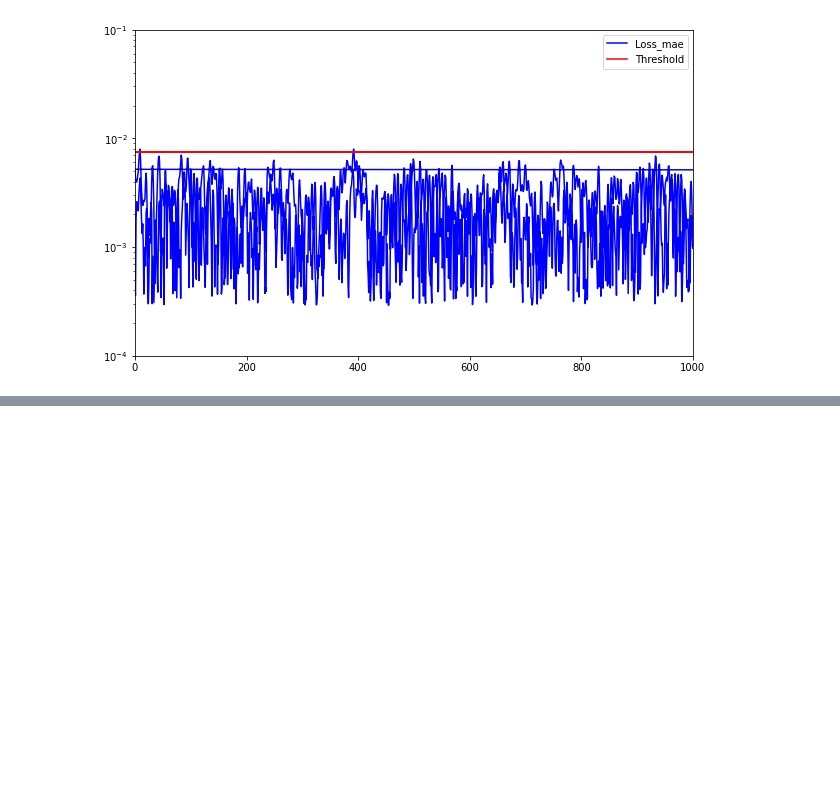
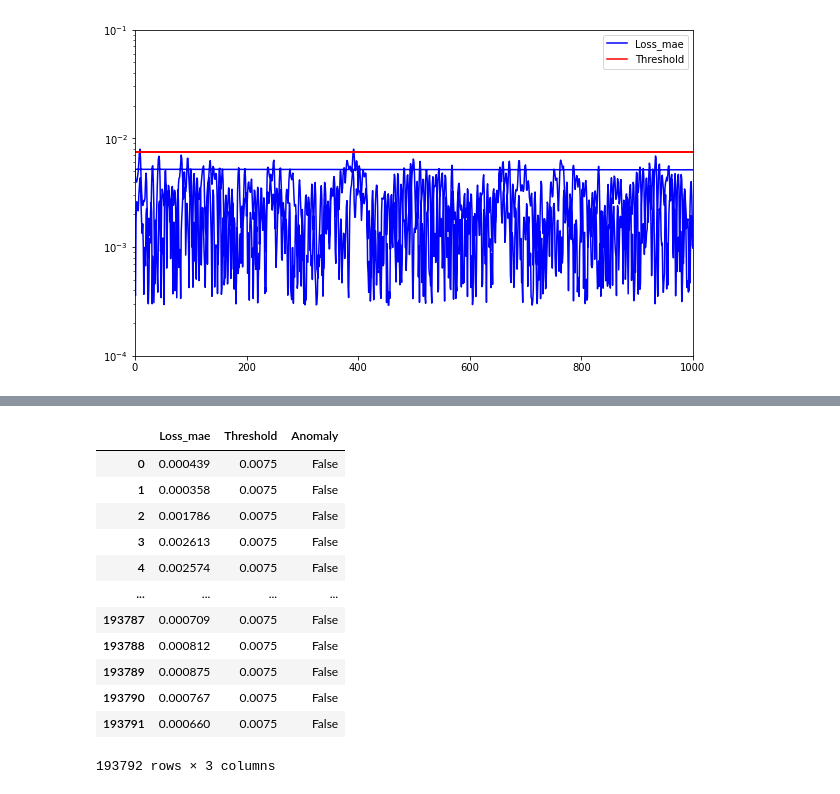
Before and after one commit to lestercardoz11/fault-detection-for-predictive-maintenance-in-industry-4.0, a Jupyter notebook: [2x2]/Autoencoder/Autoencoder (OR - 0.007).ipynb, the cells around one changed output, grey strips where cells are left out. Saved outputs shown, nothing was run; the diff lists cells and outputs as text; code cells hidden in the pictures; blank space fills up the shorter version.

```diff
--- a/[2x2]/Autoencoder/Autoencoder (OR - 0.007).ipynb
+++ b/[2x2]/Autoencoder/Autoencoder (OR - 0.007).ipynb
@@ -172,0 +173,16 @@ scored_train['Loss_mae'].mean()
+# %%
+scored_train
+# %% [output]
+|  | Loss_mae | Threshold | Anomaly |
+| 0 | 0.000439 | 0.0075 | False |
+| 1 | 0.000358 | 0.0075 | False |
+| 2 | 0.001786 | 0.0075 | False |
+| 3 | 0.002613 | 0.0075 | False |
+| 4 | 0.002574 | 0.0075 | False |
+| ... | ... | ... | ... |
+| 193787 | 0.000709 | 0.0075 | False |
+| 193788 | 0.000812 | 0.0075 | False |
+| 193789 | 0.000875 | 0.0075 | False |
+| 193790 | 0.000767 | 0.0075 | False |
+| 193791 | 0.000660 | 0.0075 | False |
+193792 rows × 3 columns
```
Also changed, not shown: parts of 4 cells of this notebook, 3 other files.
